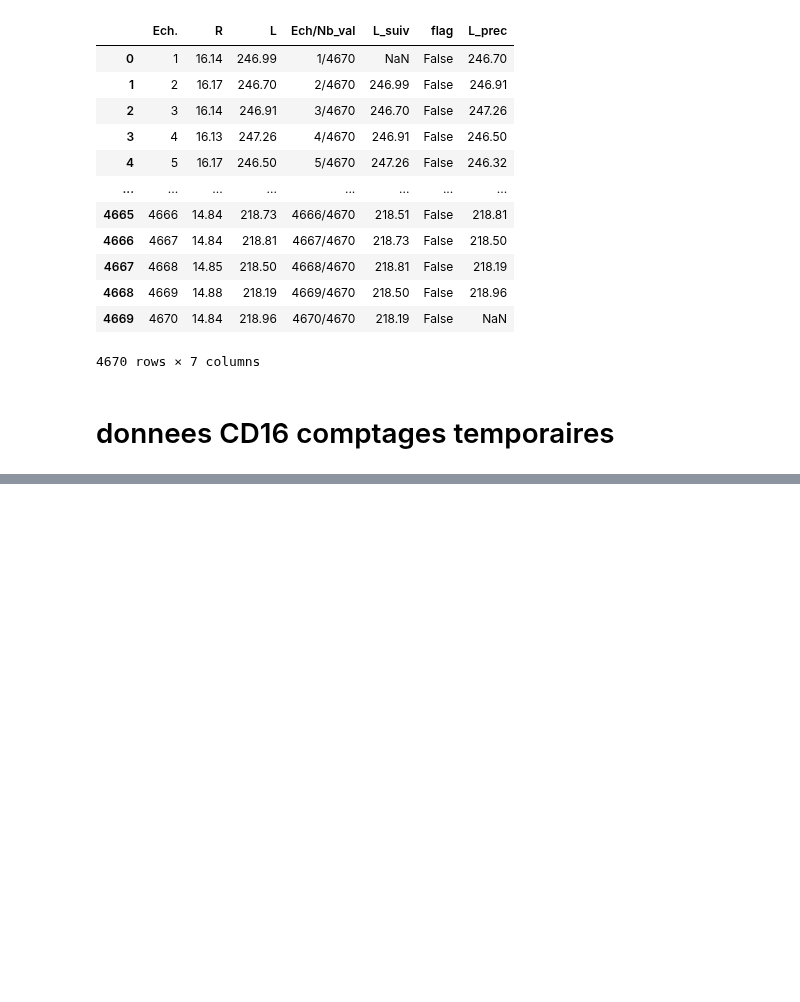
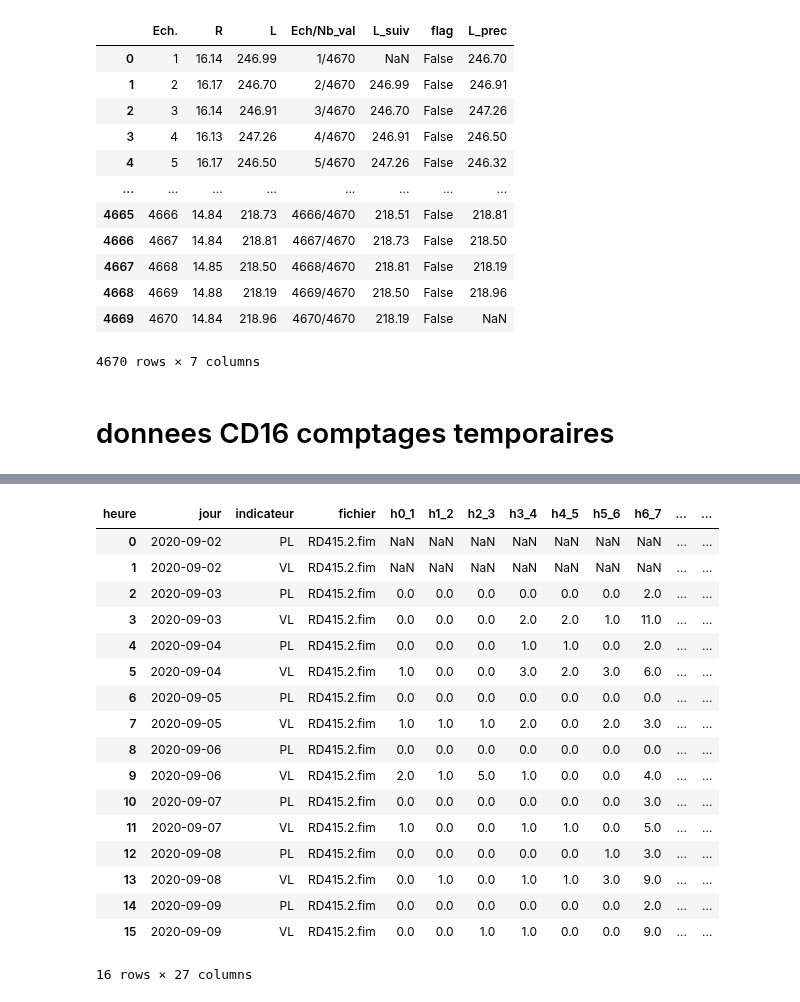
Before and after one commit to nantodevison/otv, a Jupyter notebook: otv/Transfert_Donnees/BacASable.ipynb, the cells around one changed output, grey strips where cells are left out. Saved outputs shown, nothing was run; the diff lists cells and outputs as text; code cells hidden in the pictures; blank space fills up the shorter version.

```diff
--- a/otv/Transfert_Donnees/BacASable.ipynb
+++ b/otv/Transfert_Donnees/BacASable.ipynb
@@ -291,0 +342,21 @@ cd16Temp.liste_lign_titre
+# %%
+ cpt.dfHoraire2Sens
+# %% [output]
+| heure | jour | indicateur | fichier | h0_1 | h1_2 | h2_3 | h3_4 | h4_5 | h5_6 | h6_7 | ... | ... |
+| 0 | 2020-09-02 | PL | RD415.2.fim | NaN | NaN | NaN | NaN | NaN | NaN | NaN | ... | ... |
+| 1 | 2020-09-02 | VL | RD415.2.fim | NaN | NaN | NaN | NaN | NaN | NaN | NaN | ... | ... |
+| 2 | 2020-09-03 | PL | RD415.2.fim | 0.0 | 0.0 | 0.0 | 0.0 | 0.0 | 0.0 | 2.0 | ... | ... |
+| 3 | 2020-09-03 | VL | RD415.2.fim | 0.0 | 0.0 | 0.0 | 2.0 | 2.0 | 1.0 | 11.0 | ... | ... |
+| 4 | 2020-09-04 | PL | RD415.2.fim | 0.0 | 0.0 | 0.0 | 1.0 | 1.0 | 0.0 | 2.0 | ... | ... |
+| 5 | 2020-09-04 | VL | RD415.2.fim | 1.0 | 0.0 | 0.0 | 3.0 | 2.0 | 3.0 | 6.0 | ... | ... |
+| 6 | 2020-09-05 | PL | RD415.2.fim | 0.0 | 0.0 | 0.0 | 0.0 | 0.0 | 0.0 | 0.0 | ... | ... |
+| 7 | 2020-09-05 | VL | RD415.2.fim | 1.0 | 1.0 | 1.0 | 2.0 | 0.0 | 2.0 | 3.0 | ... | ... |
+| 8 | 2020-09-06 | PL | RD415.2.fim | 0.0 | 0.0 | 0.0 | 0.0 | 0.0 | 0.0 | 0.0 | ... | ... |
+| 9 | 2020-09-06 | VL | RD415.2.fim | 2.0 | 1.0 | 5.0 | 1.0 | 0.0 | 0.0 | 4.0 | ... | ... |
+| 10 | 2020-09-07 | PL | RD415.2.fim | 0.0 | 0.0 | 0.0 | 0.0 | 0.0 | 0.0 | 3.0 | ... | ... |
+| 11 | 2020-09-07 | VL | RD415.2.fim | 1.0 | 0.0 | 0.0 | 1.0 | 1.0 | 0.0 | 5.0 | ... | ... |
+| 12 | 2020-09-08 | PL | RD415.2.fim | 0.0 | 0.0 | 0.0 | 0.0 | 0.0 | 1.0 | 3.0 | ... | ... |
+| 13 | 2020-09-08 | VL | RD415.2.fim | 0.0 | 1.0 | 0.0 | 1.0 | 1.0 | 3.0 | 9.0 | ... | ... |
+| 14 | 2020-09-09 | PL | RD415.2.fim | 0.0 | 0.0 | 0.0 | 0.0 | 0.0 | 0.0 | 2.0 | ... | ... |
+| 15 | 2020-09-09 | VL | RD415.2.fim | 0.0 | 0.0 | 1.0 | 1.0 | 0.0 | 0.0 | 9.0 | ... | ... |
+16 rows × 27 columns
```
Also changed, not shown: parts of 11 cells of this notebook, 3 other files.
